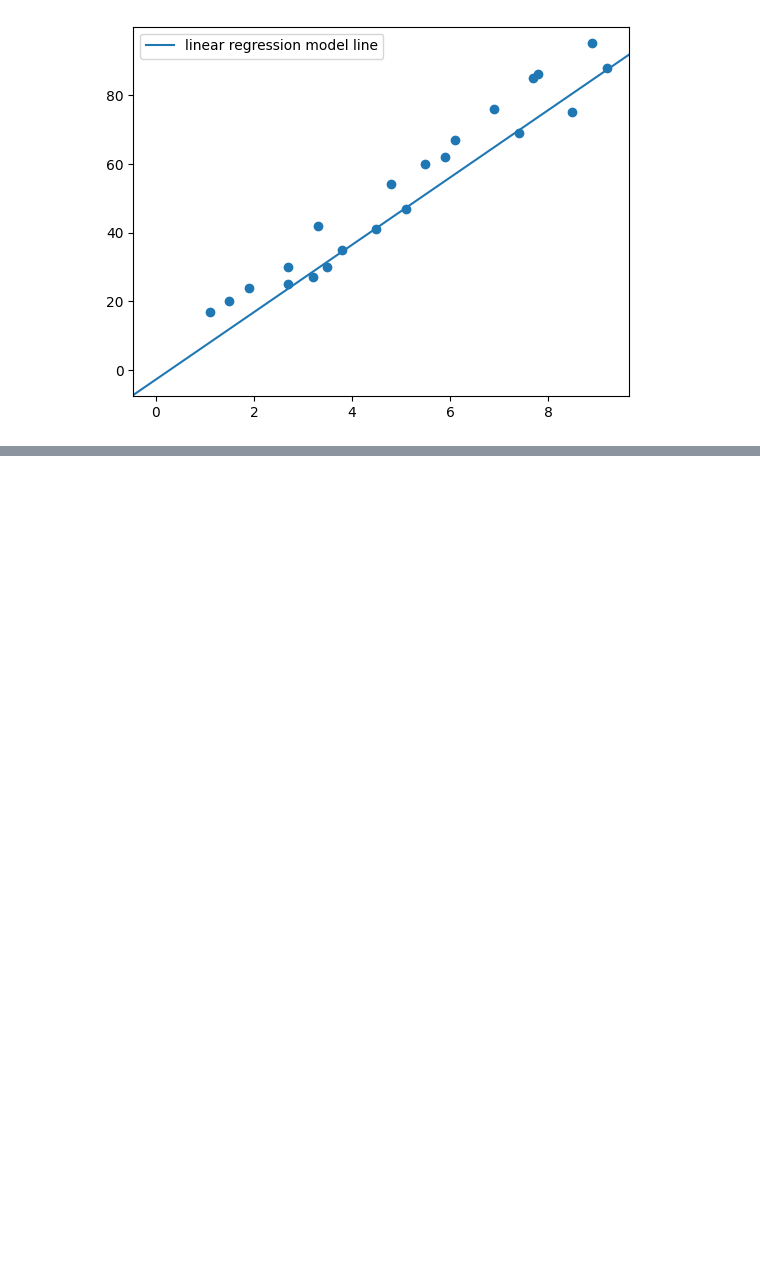
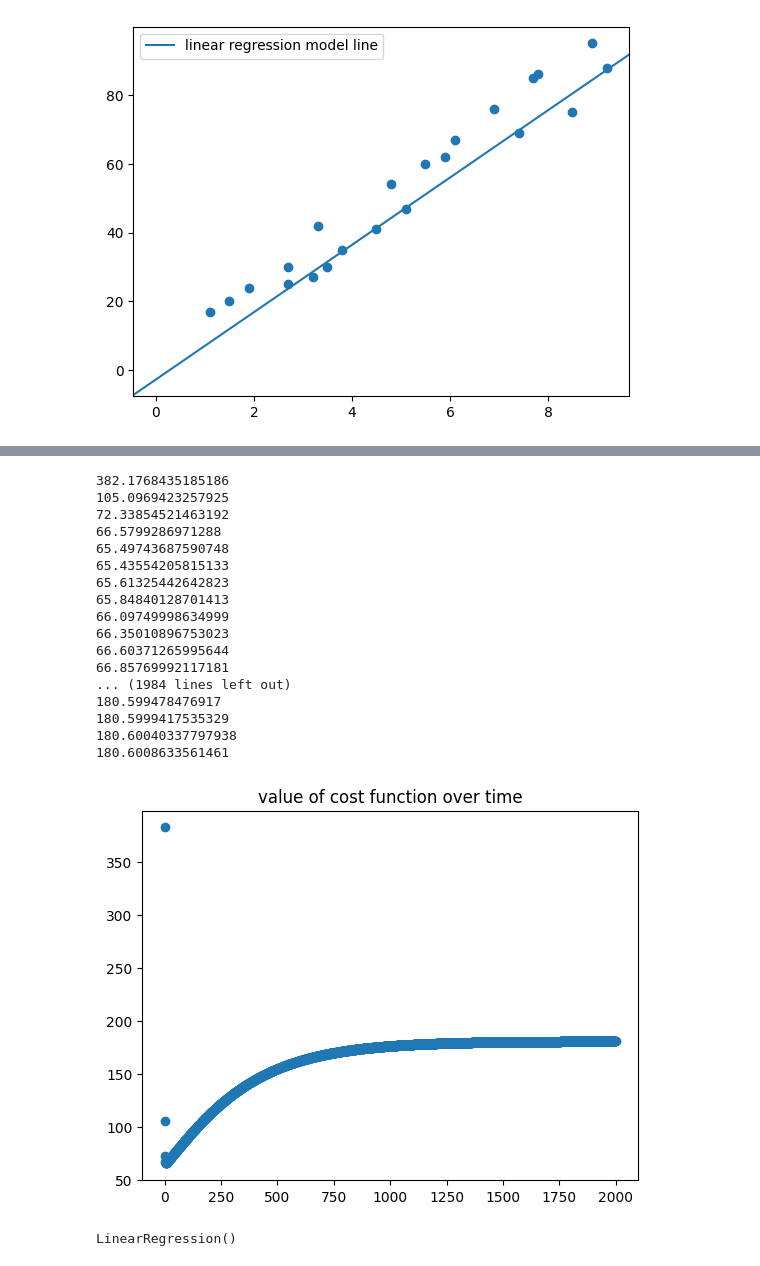
Before and after one commit to HiddenMachine3/AIML, a Jupyter notebook: linear_regression/linearRegressorUsingGradientDescent.ipynb, the cells around one changed output, grey strips where cells are left out. Cells and saved outputs as stored; diff of their text form; code cells hidden in the pictures; blank space fills up the shorter version.

```diff
--- a/linear_regression/linearRegressorUsingGradientDescent.ipynb
+++ b/linear_regression/linearRegressorUsingGradientDescent.ipynb
@@ -117,0 +144,15 @@ def r_squared(x:np.array,y:np.array,n:int,a:float,b:float):
+# %%
+class StraightLinearRegressorGrad():
+    def fit(self,x,y,init_a=-1,init_b=0,lr=0.05,n=None,max_steps=500,cost_func=mse,grad_decr=grad_decr_least_squares):
+        if not n:
+            n = len(x)
+
+        self.a,self.b = gradient_descent(a=init_a,b=init_b,lr=lr,X=x,Y=y,n=n,max_steps=max_steps,cost_func=cost_func,grad_decr=grad_decr)
+
+    def predict(self,x:np.array):
+        # n = len(x)
+        y = a*x + b
+        return y
+
+    def score(self,x,y):
+        return r_squared(x,y,len(x),self.a,self.b)
@@ -117,0 +185,2 @@ def r_squared(x:np.array,y:np.array,n:int,a:float,b:float):
+# %%
+x_train,x_test,y_train,y_test = train_test_split(score_df["Hours"],score_df["Scores"],test_size=0.5,random_state=42)
@@ -117,0 +191,32 @@ def r_squared(x:np.array,y:np.array,n:int,a:float,b:float):
+# %%
+custom_reg = StraightLinearRegressorGrad()
+custom_reg.fit(init_a=0,init_b=-1,lr=0.01,x=x_train,y=y_train,max_steps=2000,cost_func=mse,grad_decr=grad_decr_least_squares)
+"""
+a,b = 0,-1
+lr = 0.01
+n = len(X)
+max_steps = 2000
+"""
+sk_reg = LinearRegression()
+sk_reg.fit([[x_i] for x_i in X],Y)
+#reg.intercept_,reg.coef_
+# %% [output]
+382.1768435185186
+105.0969423257925
+72.33854521463192
+66.5799286971288
+65.49743687590748
+65.43554205815133
+65.61325442642823
+65.84840128701413
+66.09749998634999
+66.35010896753023
+66.60371265995644
+66.85769992117181
+... (1984 lines left out)
+180.599478476917
+180.5999417535329
+180.60040337797938
+180.6008633561461
+[figure, added]
+LinearRegression()
```
Also changed, not shown: parts of 18 cells of this notebook.
